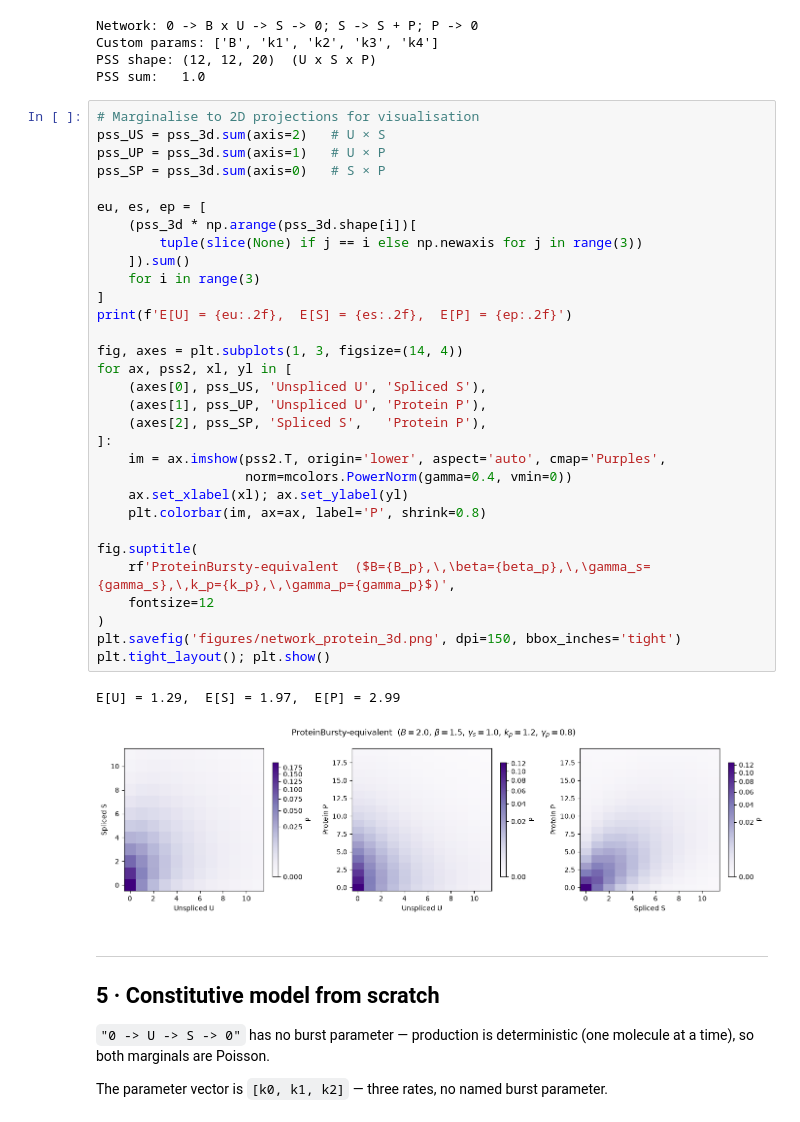
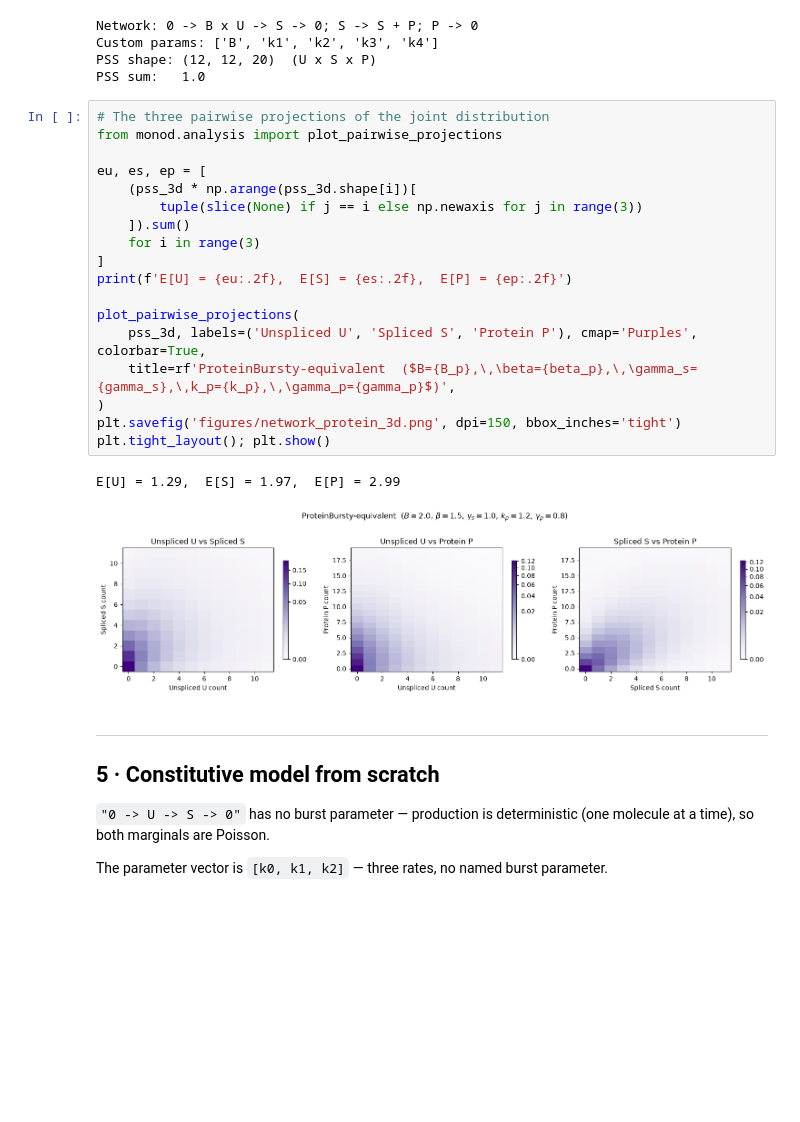
Before and after one commit to pachterlab/monod, a Jupyter notebook: demos/reaction_networks.ipynb, the cells around one changed output. Cells and saved outputs as stored; diff of their text form; blank space fills up the shorter version.

```diff
--- a/demos/reaction_networks.ipynb
+++ b/demos/reaction_networks.ipynb
@@ -369,39 +369,26 @@ Custom params: ['B', 'k1', 'k2', 'k3', 'k4']
 PSS shape: (12, 12, 20)  (U x S x P)
 PSS sum:   1.0
 # %%
-# Marginalise to 2D projections for visualisation
-pss_US = pss_3d.sum(axis=2)   # U × S
-pss_UP = pss_3d.sum(axis=1)   # U × P
-pss_SP = pss_3d.sum(axis=0)   # S × P
+# The three pairwise projections of the joint distribution
+from monod.analysis import plot_pairwise_projections
 
 eu, es, ep = [
     (pss_3d * np.arange(pss_3d.shape[i])[
         tuple(slice(None) if j == i else np.newaxis for j in range(3))
     ]).sum()
     for i in range(3)
 ]
 print(f'E[U] = {eu:.2f},  E[S] = {es:.2f},  E[P] = {ep:.2f}')
 
-fig, axes = plt.subplots(1, 3, figsize=(14, 4))
-for ax, pss2, xl, yl in [
-    (axes[0], pss_US, 'Unspliced U', 'Spliced S'),
-    (axes[1], pss_UP, 'Unspliced U', 'Protein P'),
-    (axes[2], pss_SP, 'Spliced S',   'Protein P'),
-]:
-    im = ax.imshow(pss2.T, origin='lower', aspect='auto', cmap='Purples',
-                   norm=mcolors.PowerNorm(gamma=0.4, vmin=0))
-    ax.set_xlabel(xl); ax.set_ylabel(yl)
-    plt.colorbar(im, ax=ax, label='P', shrink=0.8)
-
-fig.suptitle(
-    rf'ProteinBursty-equivalent  ($B={B_p},\,\beta={beta_p},\,\gamma_s={gamma_s},\,k_p={k_p},\,\gamma_p={gamma_p}$)',
-    fontsize=12
+plot_pairwise_projections(
+    pss_3d, labels=('Unspliced U', 'Spliced S', 'Protein P'), cmap='Purples', colorbar=True,
+    title=rf'ProteinBursty-equivalent  ($B={B_p},\,\beta={beta_p},\,\gamma_s={gamma_s},\,k_p={k_p},\,\gamma_p={gamma_p}$)',
 )
 plt.savefig('figures/network_protein_3d.png', dpi=150, bbox_inches='tight')
 plt.tight_layout(); plt.show()
 # %% [output]
 E[U] = 1.29,  E[S] = 1.97,  E[P] = 2.99
-[figure, old version]
+[figure, new version]
 # %% [markdown]
 ---
 ## 5 · Constitutive model from scratch
```
Also changed, not shown: parts of 3 cells of this notebook, 13 other files.
